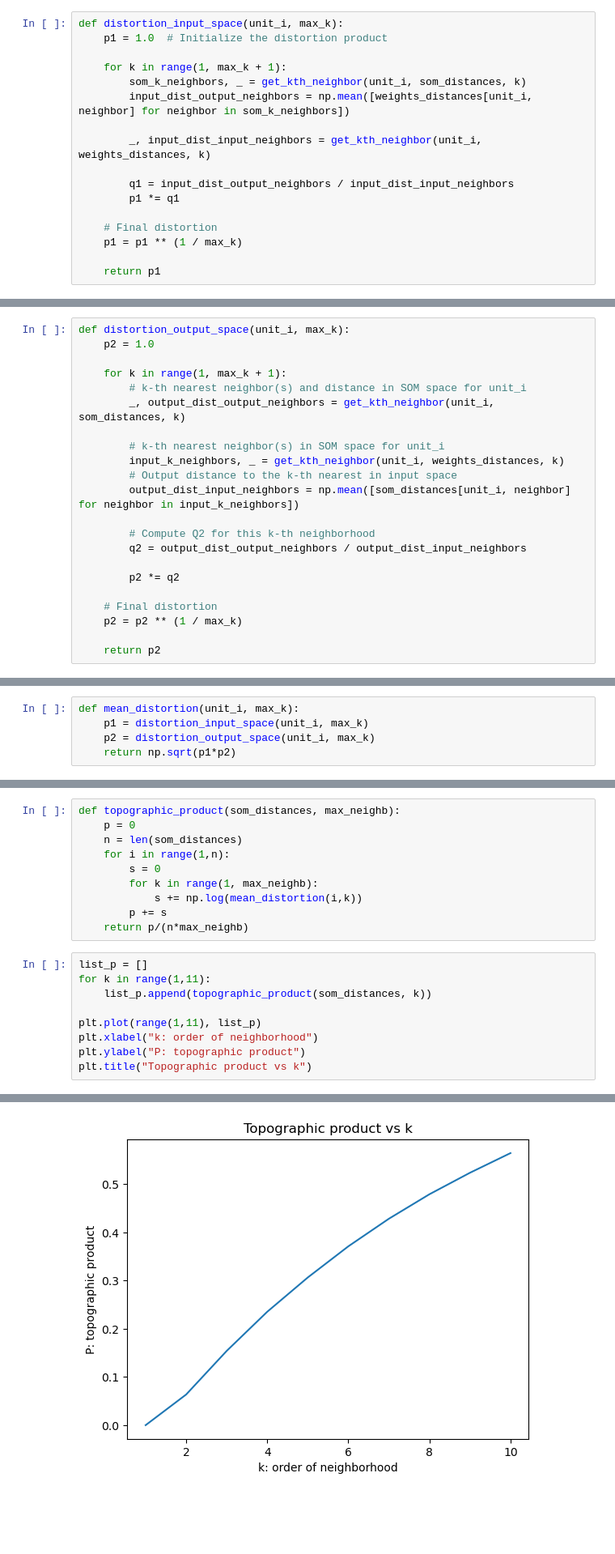
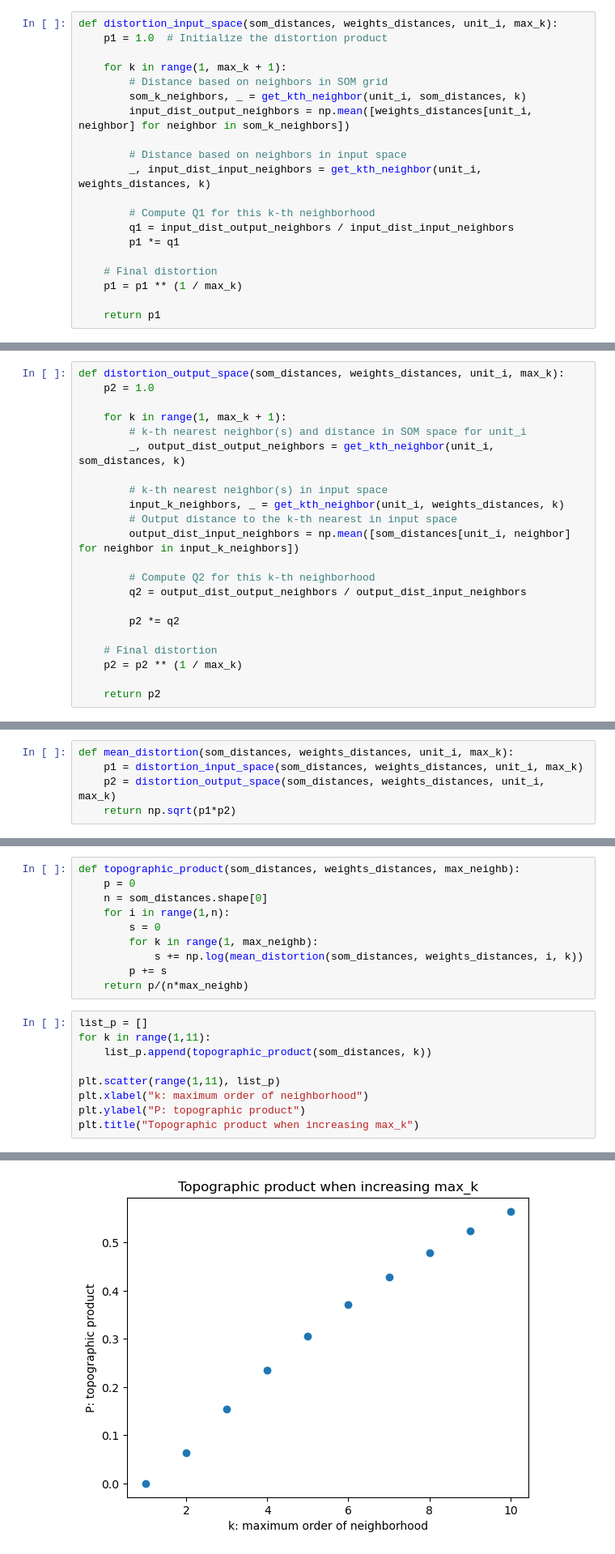
Before and after one commit to Jean-BaptisteCellier/SOM_TopographicProduct, a Jupyter notebook: coding_assignment.ipynb, the cells around one changed output, grey strips where cells are left out. Shown: that part at 81% size. Saved outputs shown, nothing was run; the diff lists cells and outputs as text; blank space fills up the shorter version.

Commit message:
Added visualizations

```diff
--- a/coding_assignment.ipynb
+++ b/coding_assignment.ipynb
@@ -167,15 +157,18 @@ Q_{1}(j,l) = \frac{d^{I}(\mathbf{w}_{j}, \mathbf{w}_{n_{k}^{O}(j)})}{d^{I}(\math
 $j$: reference unit\
 $l$: "order" of the neighborhod
 # %%
-def distortion_input_space(unit_i, max_k):
+def distortion_input_space(som_distances, weights_distances, unit_i, max_k):
     p1 = 1.0  # Initialize the distortion product
 
     for k in range(1, max_k + 1):
+        # Distance based on neighbors in SOM grid
         som_k_neighbors, _ = get_kth_neighbor(unit_i, som_distances, k)
         input_dist_output_neighbors = np.mean([weights_distances[unit_i, neighbor] for neighbor in som_k_neighbors])
 
+        # Distance based on neighbors in input space
         _, input_dist_input_neighbors = get_kth_neighbor(unit_i, weights_distances, k)
 
+        # Compute Q1 for this k-th neighborhood
         q1 = input_dist_output_neighbors / input_dist_input_neighbors
         p1 *= q1
 
@@ -219,14 +238,14 @@ Q_{2}(j,l) = \frac{d^{O}(j, n_{k}^{O}(j))}{d^{O}(j, n_{k}^{I}(j))}
 $j$: reference unit\
 $l$: "order" of the neighborhod
 # %%
-def distortion_output_space(unit_i, max_k):
+def distortion_output_space(som_distances, weights_distances, unit_i, max_k):
     p2 = 1.0
 
     for k in range(1, max_k + 1):
         # k-th nearest neighbor(s) and distance in SOM space for unit_i
         _, output_dist_output_neighbors = get_kth_neighbor(unit_i, som_distances, k)
 
-        # k-th nearest neighbor(s) in SOM space for unit_i
+        # k-th nearest neighbor(s) in input space
         input_k_neighbors, _ = get_kth_neighbor(unit_i, weights_distances, k)
         # Output distance to the k-th nearest in input space
         output_dist_input_neighbors = np.mean([som_distances[unit_i, neighbor] for neighbor in input_k_neighbors])
@@ -269,7 +310,7 @@ P_{3}(j,k) = \sqrt{P_{1}(j,k) \cdot P_{2}(j,k)} = \Bigl(\prod_{l=1}^{k} Q_{1}(j,
 # %%
-def mean_distortion(unit_i, max_k):
-    p1 = distortion_input_space(unit_i, max_k)
-    p2 = distortion_output_space(unit_i, max_k)
+def mean_distortion(som_distances, weights_distances, unit_i, max_k):
+    p1 = distortion_input_space(som_distances, weights_distances, unit_i, max_k)
+    p2 = distortion_output_space(som_distances, weights_distances, unit_i, max_k)
     return np.sqrt(p1*p2)
 # %%
 list_mean_disto_2 = []
@@ -304,13 +366,13 @@ The exact formula for computing P is the following:
 # %% [markdown]
 However, in practice, with our implementation, we can't iterate over $N-1$ orders of neighborhoods. Indeed, we are using Manhattan distances to compute the matrix of SOM grid distances, which limits the range of possible $k$. For example, with the initial example of the notebook (iris dataset with 10×10 SOM), we can't go above 11 neighbors, because some units only have 10 unique SOM distances to their neighbors. Thus, we decide to limit $k$ to this maximum number of available unique neighbors. Nevertheless, this is not very rigorous: we indeed observe (with the initial setting) that $P_{3}$ values tend to increase as $k$ increases.
 # %%
-def topographic_product(som_distances, max_neighb):
+def topographic_product(som_distances, weights_distances, max_neighb):
     p = 0
-    n = len(som_distances)
+    n = som_distances.shape[0]
     for i in range(1,n):
         s = 0
         for k in range(1, max_neighb):
-            s += np.log(mean_distortion(i,k))
+            s += np.log(mean_distortion(som_distances, weights_distances, i, k))
         p += s
     return p/(n*max_neighb)
 # %%
@@ -318,8 +380,8 @@ list_p = []
 for k in range(1,11):
     list_p.append(topographic_product(som_distances, k))
 
-plt.plot(range(1,11), list_p)
-plt.xlabel("k: order of neighborhood")
+plt.scatter(range(1,11), list_p)
+plt.xlabel("k: maximum order of neighborhood")
 plt.ylabel("P: topographic product")
-plt.title("Topographic product vs k")
+plt.title("Topographic product when increasing max_k")
 # %% [output]
@@ -327 +389 @@ Text(0.5, 1.0, 'Topographic product vs k')
-[figure, old version]
+[figure, new version]
```
Also changed, not shown: parts of 14 cells of this notebook.
